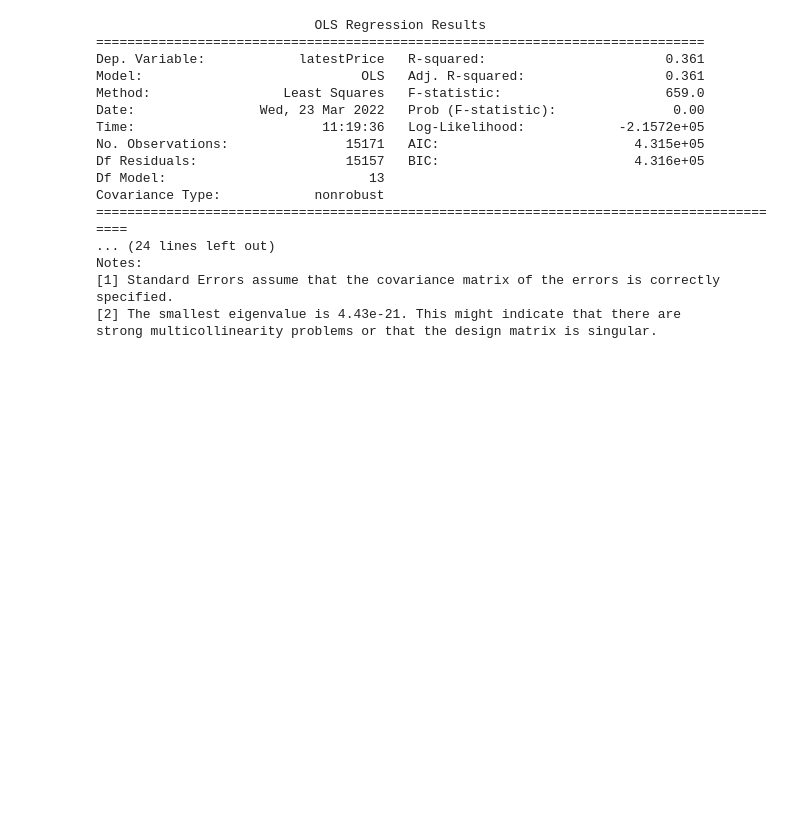
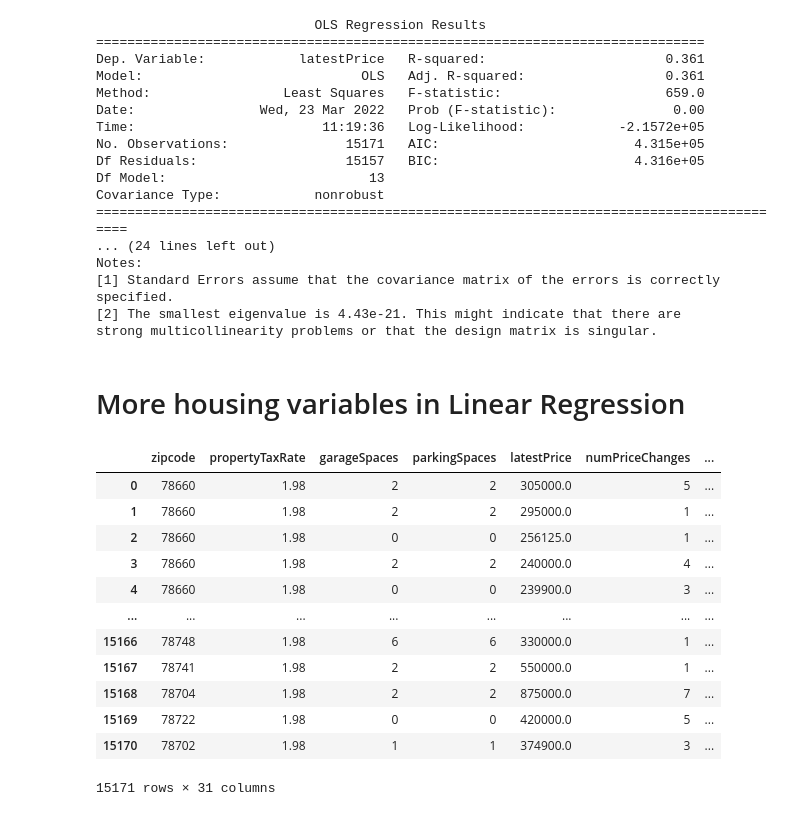
Before and after one commit to kellykindla/FinalProject, a Jupyter notebook: Refactoring.ipynb, the cells around one changed output. Drawn from its saved outputs; the diff is of its cells as text; code cells hidden in the pictures; blank space fills up the shorter version.

Commit message:
mlr attempt with all continuous variables

```diff
--- a/Refactoring.ipynb
+++ b/Refactoring.ipynb
@@ -552,3 +523,25 @@ Notes:
 [1] Standard Errors assume that the covariance matrix of the errors is correctly specified.
 [2] The smallest eigenvalue is 4.43e-21. This might indicate that there are
 strong multicollinearity problems or that the design matrix is singular.
+# %% [markdown]
+# More housing variables in Linear Regression
+# %%
+df = pd.read_csv('Resources/HousingData_cont.csv', index_col = [0])
+# %%
+merge = pd.merge(df, group_df2[['Incident_Number','hour']], on ='zipcode',how = 'left')
+merge = merge.rename(columns={"Incident_Number": "Count_Crimes"})
+merge
+# %% [output]
+|  | zipcode | propertyTaxRate | garageSpaces | parkingSpaces | latestPrice | numPriceChanges | ... |
+| 0 | 78660 | 1.98 | 2 | 2 | 305000.0 | 5 | ... |
+| 1 | 78660 | 1.98 | 2 | 2 | 295000.0 | 1 | ... |
+| 2 | 78660 | 1.98 | 0 | 0 | 256125.0 | 1 | ... |
+| 3 | 78660 | 1.98 | 2 | 2 | 240000.0 | 4 | ... |
+| 4 | 78660 | 1.98 | 0 | 0 | 239900.0 | 3 | ... |
+| ... | ... | ... | ... | ... | ... | ... | ... |
+| 15166 | 78748 | 1.98 | 6 | 6 | 330000.0 | 1 | ... |
+| 15167 | 78741 | 1.98 | 2 | 2 | 550000.0 | 1 | ... |
+| 15168 | 78704 | 1.98 | 2 | 2 | 875000.0 | 7 | ... |
+| 15169 | 78722 | 1.98 | 0 | 0 | 420000.0 | 5 | ... |
+| 15170 | 78702 | 1.98 | 1 | 1 | 374900.0 | 3 | ... |
+15171 rows × 31 columns
```
Also changed, not shown: parts of 14 cells of this notebook, 1 other file.
